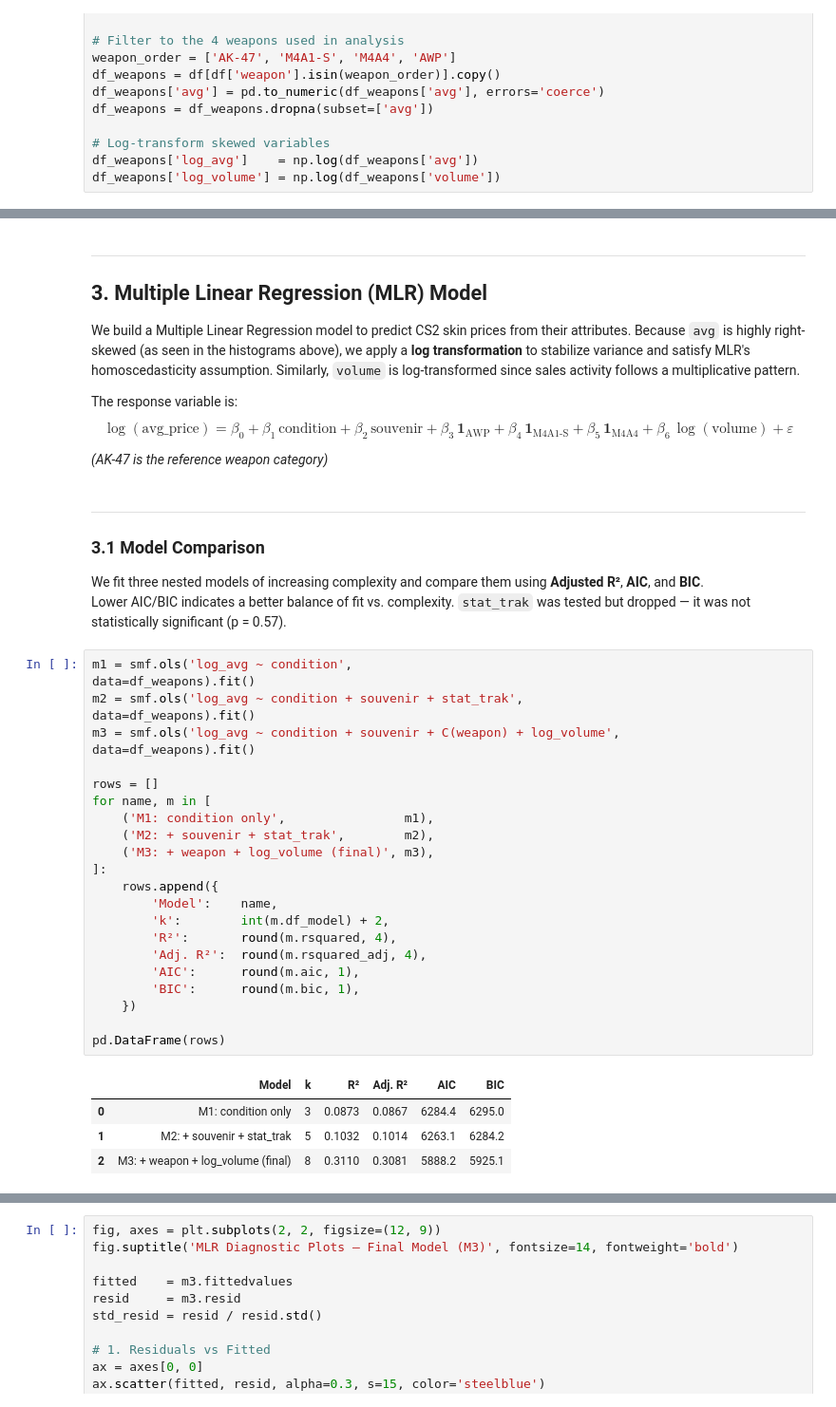
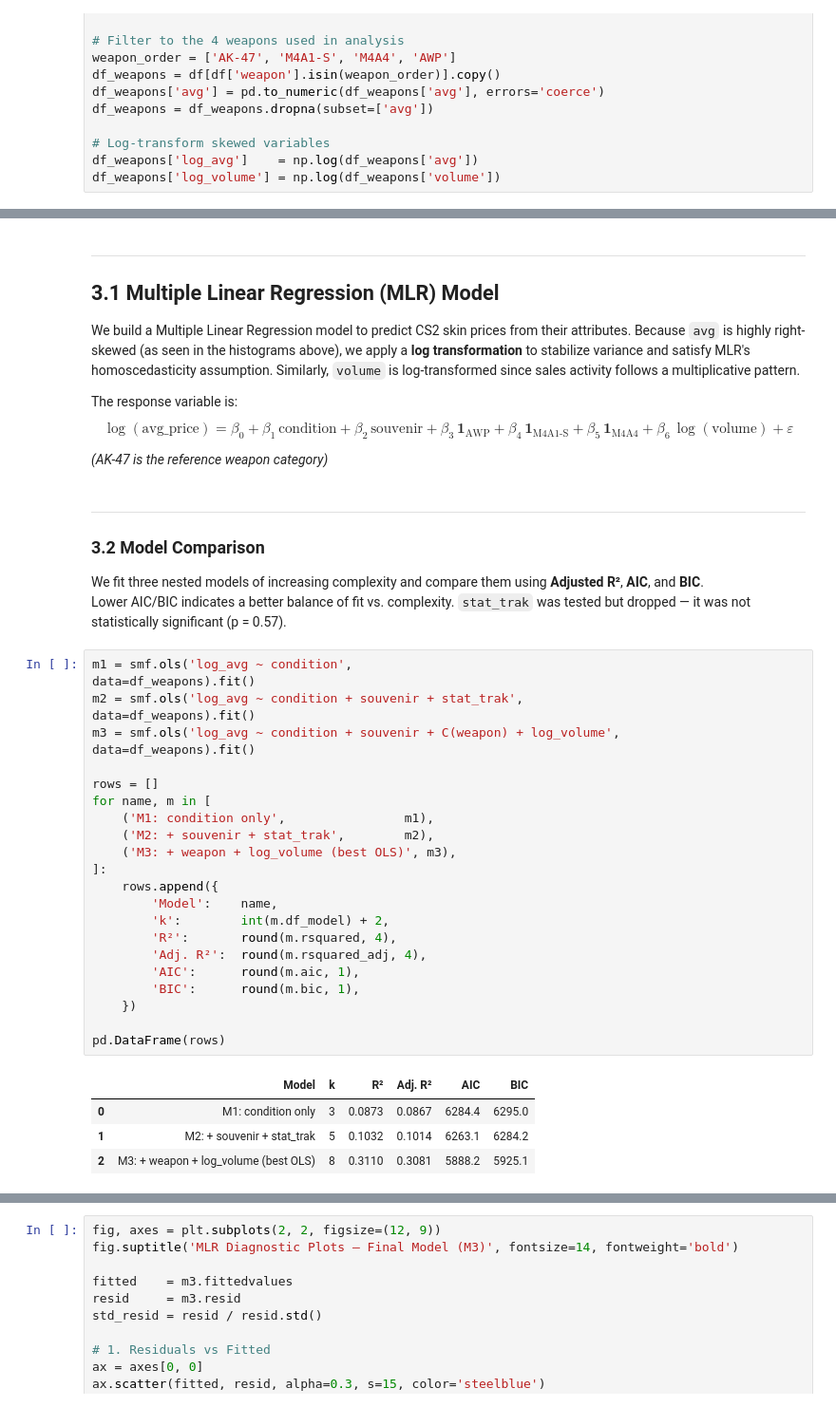
Before and after one commit to Taiac1/PSTAT-100-Final-Project, a Jupyter notebook: notebooks/final_report.ipynb, the cells around one changed output, grey strips where cells are left out. Shown at 95% size. Drawn from its saved outputs; the diff is of its cells as text.

```diff
--- a/notebooks/final_report.ipynb
+++ b/notebooks/final_report.ipynb
@@ -620,6 +678,6 @@ df_weapons['log_volume'] = np.log(df_weapons['volume'])
 # %% [markdown]
 ---
-## 3. Multiple Linear Regression (MLR) Model
+## 3.1 Multiple Linear Regression (MLR) Model
 
 We build a Multiple Linear Regression model to predict CS2 skin prices from their attributes. Because `avg` is highly right-skewed (as seen in the histograms above), we apply a **log transformation** to stabilize variance and satisfy MLR's homoscedasticity assumption. Similarly, `volume` is log-transformed since sales activity follows a multiplicative pattern.
 
@@ -629,35 +687,35 @@ $$\log(\text{avg\_price}) = \beta_0 + \beta_1\,\text{condition} + \beta_2\,\text
 *(AK-47 is the reference weapon category)*
 # %% [markdown]
 ---
-### 3.1 Model Comparison
+### 3.2 Model Comparison
 
 We fit three nested models of increasing complexity and compare them using **Adjusted R²**, **AIC**, and **BIC**.
 Lower AIC/BIC indicates a better balance of fit vs. complexity. `stat_trak` was tested but dropped — it was not statistically significant (p = 0.57).
 # %%
 m1 = smf.ols('log_avg ~ condition',                                          data=df_weapons).fit()
 m2 = smf.ols('log_avg ~ condition + souvenir + stat_trak',                   data=df_weapons).fit()
 m3 = smf.ols('log_avg ~ condition + souvenir + C(weapon) + log_volume',      data=df_weapons).fit()
 
 rows = []
 for name, m in [
     ('M1: condition only',                m1),
     ('M2: + souvenir + stat_trak',        m2),
-    ('M3: + weapon + log_volume (final)', m3),
+    ('M3: + weapon + log_volume (best OLS)', m3),
 ]:
     rows.append({
         'Model':    name,
         'k':        int(m.df_model) + 2,
         'R²':       round(m.rsquared, 4),
         'Adj. R²':  round(m.rsquared_adj, 4),
         'AIC':      round(m.aic, 1),
         'BIC':      round(m.bic, 1),
     })
 
 pd.DataFrame(rows)
 # %% [output]
 |  | Model | k | R² | Adj. R² | AIC | BIC |
 | 0 | M1: condition only | 3 | 0.0873 | 0.0867 | 6284.4 | 6295.0 |
 | 1 | M2: + souvenir + stat_trak | 5 | 0.1032 | 0.1014 | 6263.1 | 6284.2 |
-| 2 | M3: + weapon + log_volume (final) | 8 | 0.3110 | 0.3081 | 5888.2 | 5925.1 |
+| 2 | M3: + weapon + log_volume (best OLS) | 8 | 0.3110 | 0.3081 | 5888.2 | 5925.1 |
 # %% [markdown]
 ---
```
Also changed, not shown: parts of 30 cells of this notebook, 1 other file.
